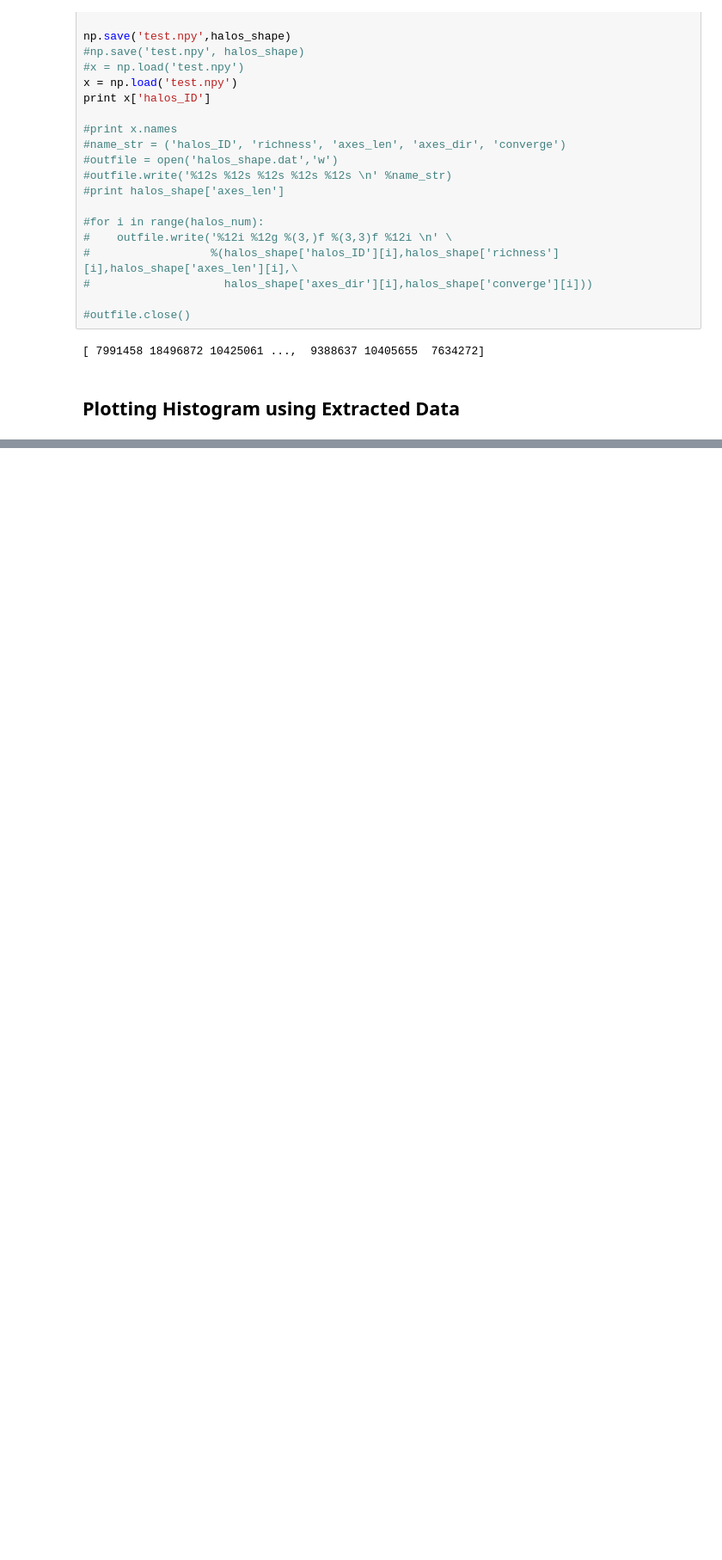
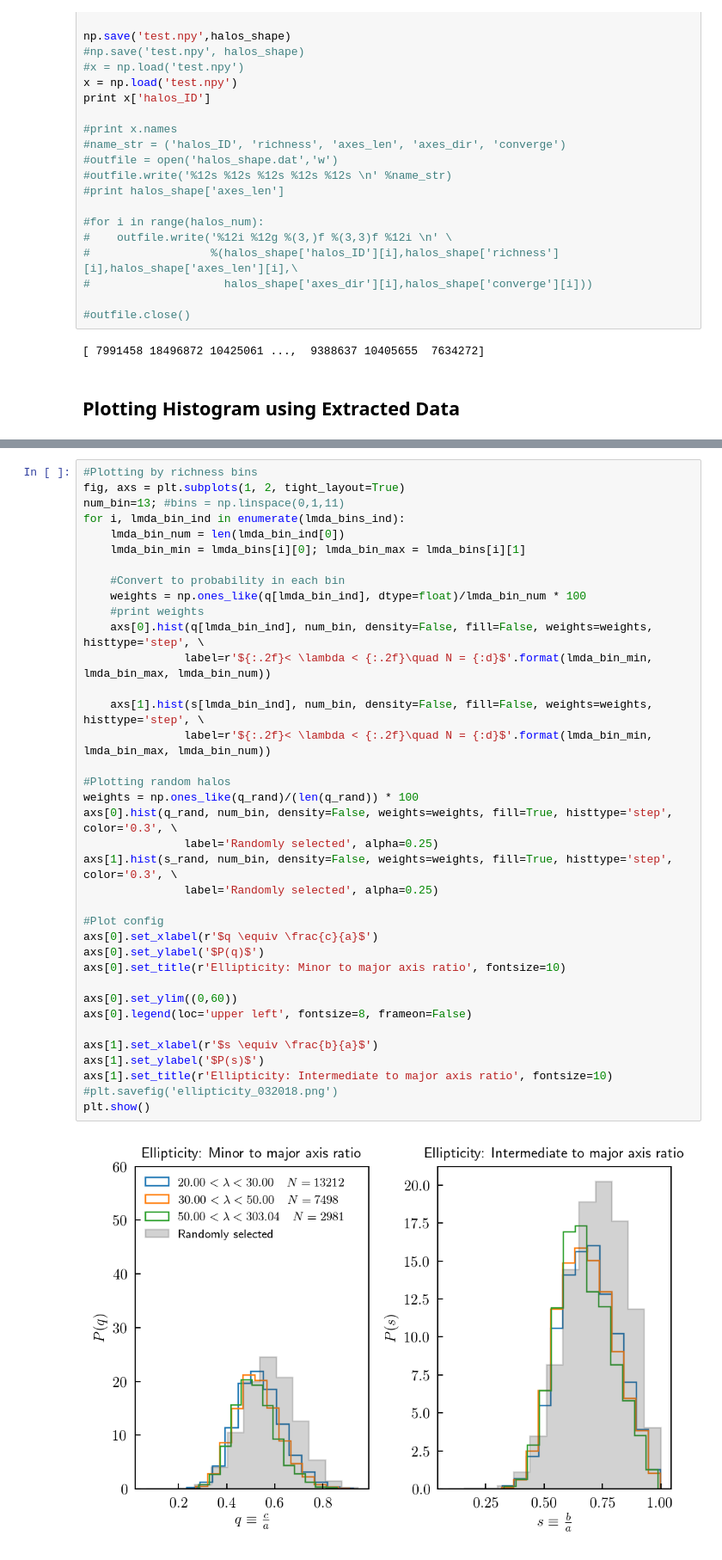
Before and after one commit to zzbenjamin94/des_y1_triaxiality, a Jupyter notebook: master_halo_compute.ipynb, the cells around one changed output, grey strips where cells are left out. Shown at 86% size. Drawn from its saved outputs; the diff is of its cells as text; blank space fills up the shorter version.

```diff
--- a/master_halo_compute.ipynb
+++ b/master_halo_compute.ipynb
@@ -284,3 +340,42 @@ Maximum richness after cuts is  135.407
+# %%
+#Plotting by richness bins
+fig, axs = plt.subplots(1, 2, tight_layout=True)
+num_bin=13; #bins = np.linspace(0,1,11)
+for i, lmda_bin_ind in enumerate(lmda_bins_ind):
+    lmda_bin_num = len(lmda_bin_ind[0])
+    lmda_bin_min = lmda_bins[i][0]; lmda_bin_max = lmda_bins[i][1]
+
+    #Convert to probability in each bin
+    weights = np.ones_like(q[lmda_bin_ind], dtype=float)/lmda_bin_num * 100
+    #print weights
+    axs[0].hist(q[lmda_bin_ind], num_bin, density=False, fill=False, weights=weights, histtype='step', \
+               label=r'${:.2f}< \lambda < {:.2f}\quad N = {:d}$'.format(lmda_bin_min, lmda_bin_max, lmda_bin_num))
+
+    axs[1].hist(s[lmda_bin_ind], num_bin, density=False, fill=False, weights=weights, histtype='step', \
+               label=r'${:.2f}< \lambda < {:.2f}\quad N = {:d}$'.format(lmda_bin_min, lmda_bin_max, lmda_bin_num))
+
+#Plotting random halos
+weights = np.ones_like(q_rand)/(len(q_rand)) * 100
+axs[0].hist(q_rand, num_bin, density=False, weights=weights, fill=True, histtype='step', color='0.3', \
+               label='Randomly selected', alpha=0.25)
+axs[1].hist(s_rand, num_bin, density=False, weights=weights, fill=True, histtype='step', color='0.3', \
+               label='Randomly selected', alpha=0.25)
+
+#Plot config
+axs[0].set_xlabel(r'$q \equiv \frac{c}{a}$')
+axs[0].set_ylabel('$P(q)$')
+axs[0].set_title(r'Ellipticity: Minor to major axis ratio', fontsize=10)
+
+axs[0].set_ylim((0,60))
+axs[0].legend(loc='upper left', fontsize=8, frameon=False)
+
+axs[1].set_xlabel(r'$s \equiv \frac{b}{a}$')
+axs[1].set_ylabel('$P(s)$')
+axs[1].set_title(r'Ellipticity: Intermediate to major axis ratio', fontsize=10)
+#plt.savefig('ellipticity_032018.png')
+plt.show()
+# %% [output]
+[figure, added]
 # %%
 #Sample distribution of richness
 plt.figure(figsize=(4,3))
```
Also changed, not shown: parts of 16 cells of this notebook, 8 other files.
